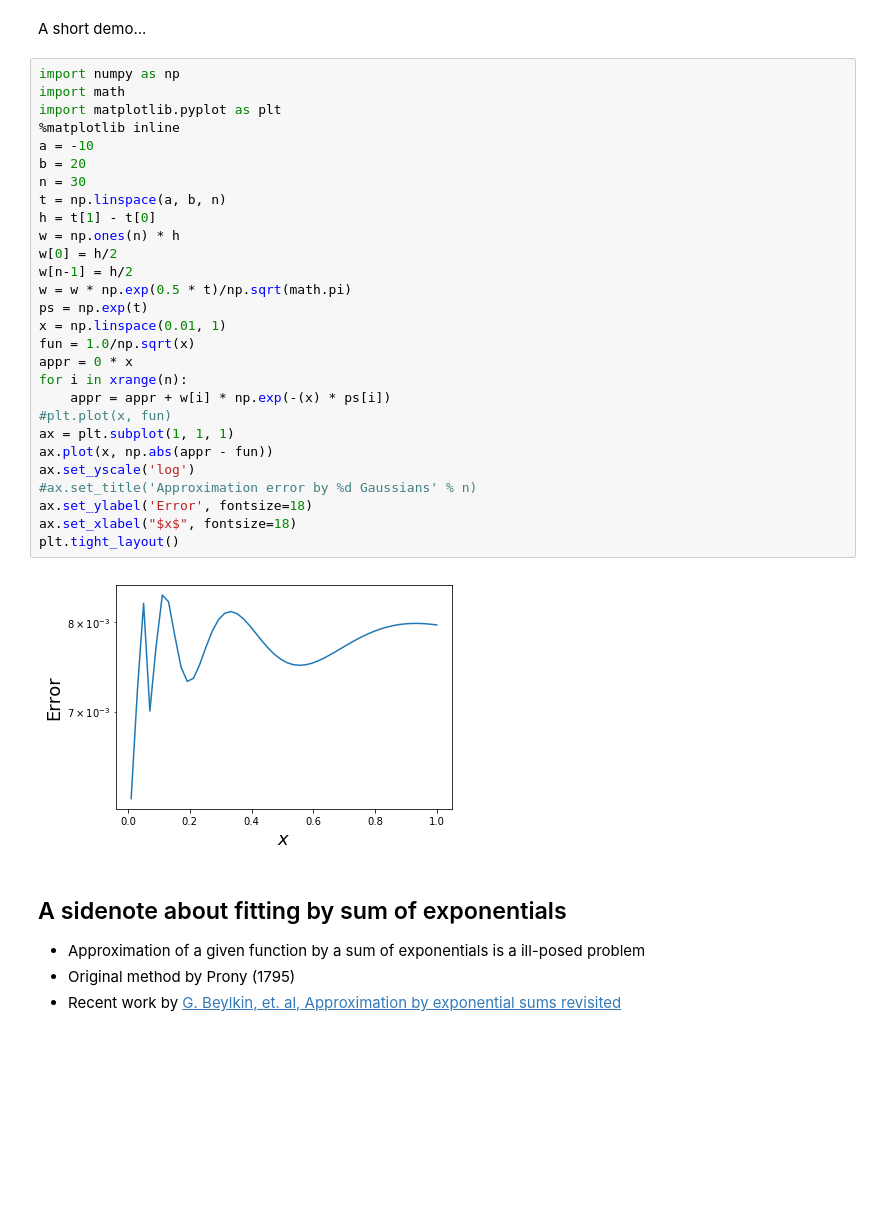
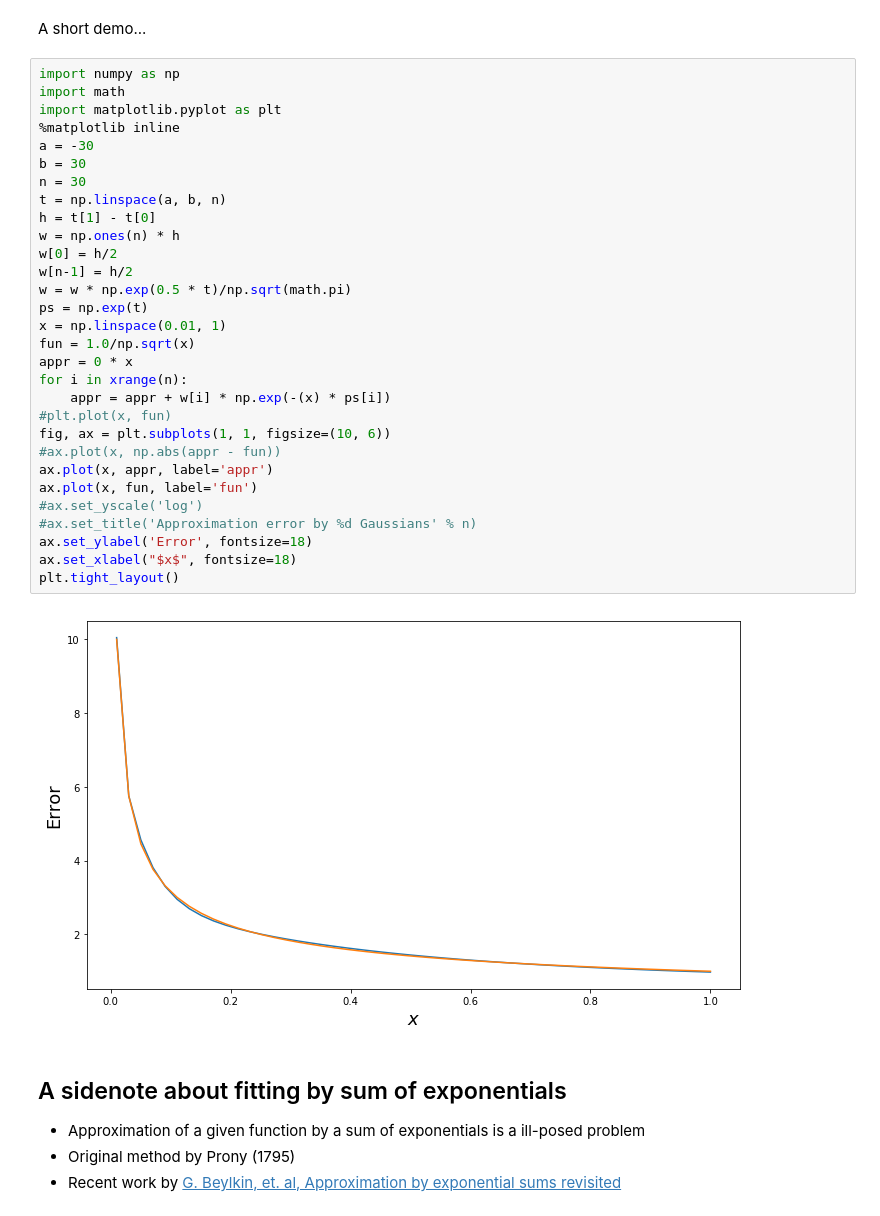
Before and after one commit to oseledets/fastpde2017, a Jupyter notebook: lectures/Lecture-2.ipynb, the cells around one changed output. Saved outputs shown, nothing was run; the diff lists cells and outputs as text; blank space fills up the shorter version.

```diff
--- a/lectures/Lecture-2.ipynb
+++ b/lectures/Lecture-2.ipynb
@@ -251,33 +251,35 @@ A short demo...
 # %%
 import numpy as np
 import math
 import matplotlib.pyplot as plt
 %matplotlib inline
-a = -10
-b = 20
+a = -30
+b = 30
 n = 30
 t = np.linspace(a, b, n)
 h = t[1] - t[0]
 w = np.ones(n) * h
 w[0] = h/2
 w[n-1] = h/2
 w = w * np.exp(0.5 * t)/np.sqrt(math.pi)
 ps = np.exp(t)
 x = np.linspace(0.01, 1)
 fun = 1.0/np.sqrt(x)
 appr = 0 * x
 for i in xrange(n):
     appr = appr + w[i] * np.exp(-(x) * ps[i])
 #plt.plot(x, fun)
-ax = plt.subplot(1, 1, 1)
-ax.plot(x, np.abs(appr - fun))
-ax.set_yscale('log')
+fig, ax = plt.subplots(1, 1, figsize=(10, 6))
+#ax.plot(x, np.abs(appr - fun))
+ax.plot(x, appr, label='appr')
+ax.plot(x, fun, label='fun')
+#ax.set_yscale('log')
 #ax.set_title('Approximation error by %d Gaussians' % n)
 ax.set_ylabel('Error', fontsize=18)
 ax.set_xlabel("$x$", fontsize=18)
 plt.tight_layout()
 # %% [output]
-[figure, old version]
+[figure, new version]
 # %% [markdown]
 ## A sidenote about fitting by sum of exponentials
 - Approximation of a given function by a sum of exponentials is a ill-posed problem
```
Also changed, not shown: parts of 2 cells of this notebook.
